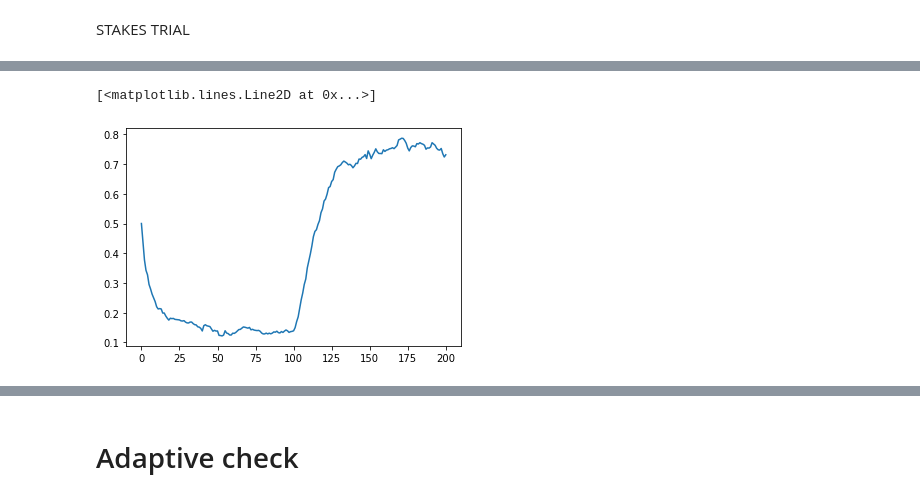
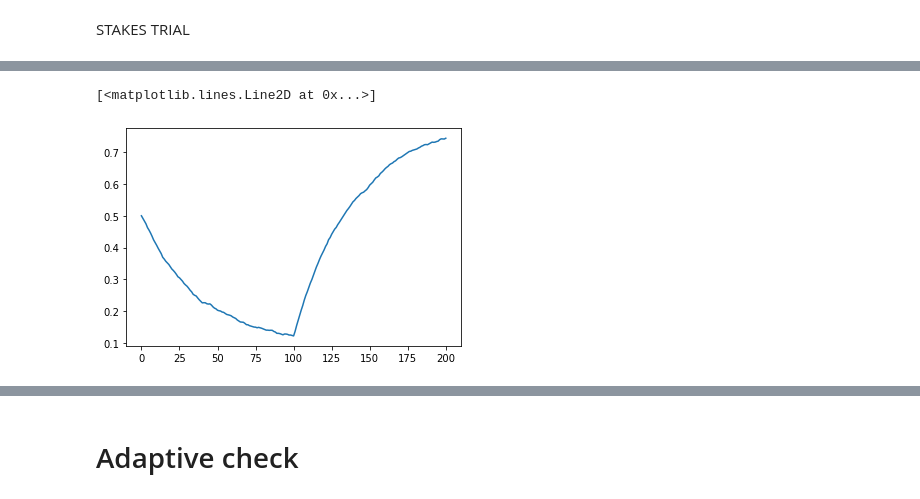
Before and after one commit to mrpogge/Urnings_project, a Jupyter notebook: main/urning_limits.ipynb, the cells around one changed output, grey strips where cells are left out. Drawn from its saved outputs; the diff is of its cells as text; code cells hidden in the pictures.

```diff
--- a/main/urning_limits.ipynb
+++ b/main/urning_limits.ipynb
@@ -20,7 +20,7 @@ item_true_values = np.random.uniform(0.1, 0.9, n_items)
 #creating players and items
 players = []
 for i in range(n_player):
-    player = mu.Player(user_id = "Student", score = starting_score, urn_size = player_urn_sizes, true_value = 0.6, so_score=10)
+    player = mu.Player(user_id = "Student", score = starting_score, urn_size = player_urn_sizes, true_value = 0.6, so_score=2)
     players.append(player)
 
 items = []
@@ -33,3 +33,6 @@ for i in range(n_items):
 
 adaptive_rule = mu.Game_Type(adaptivity="n_adaptive", alg_type="Urnings2")
 adaptive_sim = mu.Urnings(players = players, items = items, game_type=adaptive_rule)
+adaptive_sim.play(n_games=n_sim, test=True)
+player.true_value = 0.6
+adaptive_sim.play(n_games=n_sim, test=True)
@@ -368,7 +389,7 @@ import numpy as np
 import main_urnings as mu
 #np.random.seed(12312312)
 #game settings
-n_player = 100
+n_player = 1000
 n_items = 1000
 starting_score = 5
 player_urn_sizes = 10
@@ -382,7 +403,8 @@ item_true_values = np.random.uniform(0.1, 0.9, n_items)
 #creating players and items
 players = []
 for i in range(n_player):
-    player = mu.Player(user_id = "normal", score = starting_score, urn_size = player_urn_sizes, true_value = 0.9)
+    pname = "player" + str(i)
+    player = mu.Player(user_id = pname, score = starting_score, urn_size = player_urn_sizes, true_value = 0.9)
     players.append(player)
 
 items = []
@@ -401,12 +423,9 @@ import matplotlib.pyplot as plt
 
 urnings_matrix = np.zeros((n_player, n_sim + 1))
 for pl in range(n_player):
-    if players[pl].user_id == "normal":
-        row = players[pl].container
-        urnings_matrix[pl,:] = row
-    elif players[pl].user_id == "reversed":
-        row = players[pl].urn_size - players[pl].container
-        urnings_matrix[pl,:] = row
+    row = players[pl].container
+    urnings_matrix[pl,:] = row
+
 
 
 col_means = np.mean(urnings_matrix, axis = 0) / player_urn_sizes
@@ -421,6 +440,5 @@ for i in range(len(col_means)):
 
 
 plt.plot(col_means)
-plt.plot(np.repeat(0.9, len(col_means)))
 # %% [output]
 [<matplotlib.lines.Line2D at 0x...>]
@@ -483,26 +522,62 @@ plt.plot(players[0].estimate_container)
 # %%
+import numpy as np
+import main_urnings as mu
+import matplotlib.pyplot as plt
+#np.random.seed(12312312)
+#game settings
+n_player = 100
+n_items = 1000
+starting_score = 16
+player_urn_sizes = 32
+item_urn_sizes = 100
+n_sim = 100
+
+#true scores for players and items
+item_true_values = np.random.uniform(0.1, 0.9, n_items)
+
+
+#creating players and items
+players = []
+for i in range(n_player):
+    player = mu.Player(user_id = "Student", score = starting_score, urn_size = player_urn_sizes, true_value = 0.1)
+    players.append(player)
+
+items = []
+for i in range(n_items):
+    iname = "item" + str(i)
+    starting_score = np.random.binomial(item_urn_sizes, item_true_values[i])
+    item = mu.Player(user_id = iname, score = starting_score, urn_size = item_urn_sizes, true_value = item_true_values[i])
+    items.append(item)
+
+
+adaptive_rule = mu.Game_Type(adaptivity="n_adaptive", alg_type="Urnings2", paired_update=True, window=2)
+adaptive_sim = mu.Urnings(players = players, items = items, game_type=adaptive_rule)
+adaptive_sim.play(n_games=n_sim, test=True)
+for pl in players:
+    pl.true_value = 0.8
+adaptive_sim.play(n_games=n_sim, test=True)
+
 import matplotlib.pyplot as plt
 import numpy as np
 
 urnings_matrix = np.zeros((n_player, len(players[0].estimate_container)))
 for pl in range(n_player):
     row = players[pl].estimate_container
     urnings_matrix[pl,:] = row
 
 col_means = np.mean(urnings_matrix, axis = 0)
 col_var = np.std(urnings_matrix, axis = 0) / np.sqrt(n_player)
 
 col_lower = np.zeros(len(col_means))
 col_upper = np.zeros(len(col_means))
 for i in range(len(col_means)):
     confint = np.percentile(urnings_matrix[:,i] / player_urn_sizes, [10, 90])
     col_lower[i] = confint[0]
     col_upper[i] = confint[1]
 
 
 
 plt.plot(col_means)
-#plt.plot(col_means_constant)
 # %% [output]
 [<matplotlib.lines.Line2D at 0x...>]
-[figure, old version]
+[figure, new version]
```
Also changed, not shown: parts of 15 cells of this notebook, 13 other files.
